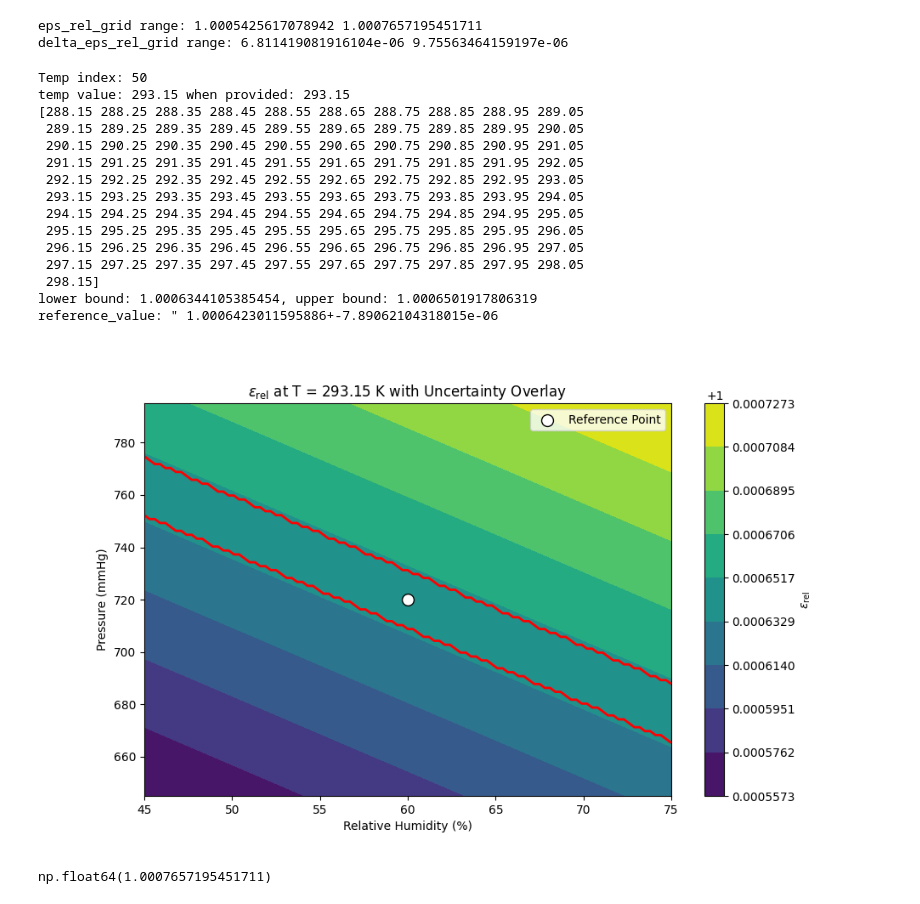
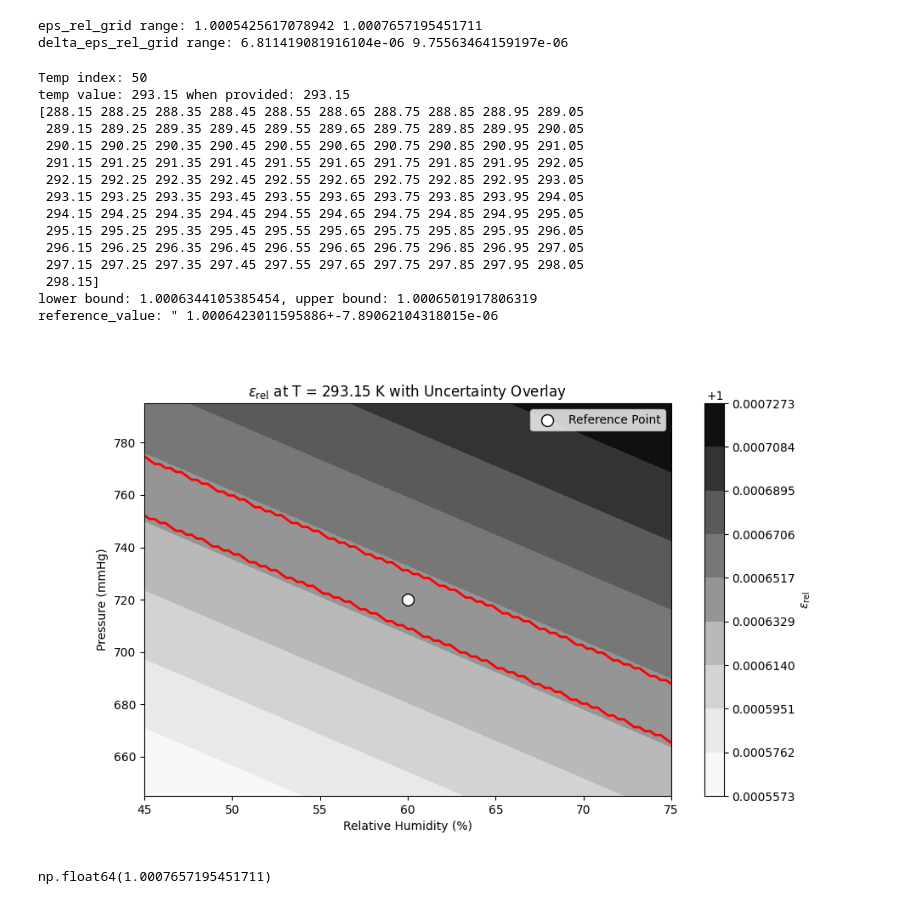
Before and after one commit to twistfire/GWR_calib_unc, a Jupyter notebook: unc_calib.ipynb, the cells around one changed output. Drawn from its saved outputs; the diff is of its cells as text; code cells hidden in the pictures.

```diff
--- a/unc_calib.ipynb
+++ b/unc_calib.ipynb
@@ -160,7 +160,7 @@ def plot_contours_with_uncertainty(
 
     # Plot the relative permittivity
     levels = np.linspace(np.min(Z), np.max(Z), 10)  # Dynamically set levels
-    cp = plt.contourf(X, Y, Z, levels=levels, cmap='viridis')
+    cp = plt.contourf(X, Y, Z, levels=levels, cmap='Greys')
     plt.colorbar(cp, label=r'$\varepsilon_{\text{rel}}$')
 
     # Define bounds for the uncertainty region
@@ -201,34 +201,34 @@ ref_eps, ref_delta_eps = ucf.calculate_rel_eps_with_uncertainty(RH_ref, T_K_ref,
 
 # Plot contours with uncertainty overlay
 plot_contours_with_uncertainty(
     X = RH_range,
     Y = P_mmHg_range,
     Z = eps_rel_grid[fixed_T_idx, :, :].T,  # Transpose to align dimensions
     ref_value=ref_eps,
     delta_ref = ref_delta_eps,
     RH_ref = RH_ref,
     P_mmHg_ref = P_mmHg_ref,
     xlabel='Relative Humidity (%)',
     ylabel='Pressure (mmHg)',
     title=r'$\varepsilon_\text{rel}$ at T = ' + f'{T_K_ref} K with Uncertainty Overlay'
 )
 # %% [output]
 Temp index: 50
 temp value: 293.15 when provided: 293.15
 [288.15 288.25 288.35 288.45 288.55 288.65 288.75 288.85 288.95 289.05
  289.15 289.25 289.35 289.45 289.55 289.65 289.75 289.85 289.95 290.05
  290.15 290.25 290.35 290.45 290.55 290.65 290.75 290.85 290.95 291.05
  291.15 291.25 291.35 291.45 291.55 291.65 291.75 291.85 291.95 292.05
  292.15 292.25 292.35 292.45 292.55 292.65 292.75 292.85 292.95 293.05
  293.15 293.25 293.35 293.45 293.55 293.65 293.75 293.85 293.95 294.05
  294.15 294.25 294.35 294.45 294.55 294.65 294.75 294.85 294.95 295.05
  295.15 295.25 295.35 295.45 295.55 295.65 295.75 295.85 295.95 296.05
  296.15 296.25 296.35 296.45 296.55 296.65 296.75 296.85 296.95 297.05
  297.15 297.25 297.35 297.45 297.55 297.65 297.75 297.85 297.95 298.05
  298.15]
 lower bound: 1.0006344105385454, upper bound: 1.0006501917806319
 reference_value: " 1.0006423011595886+-7.89062104318015e-06
-[figure, old version]
+[figure, new version]
 # %%
 np.max(eps_rel_grid)
 # %% [output]
```
Also changed, not shown: parts of 8 cells of this notebook, 1 other file.
